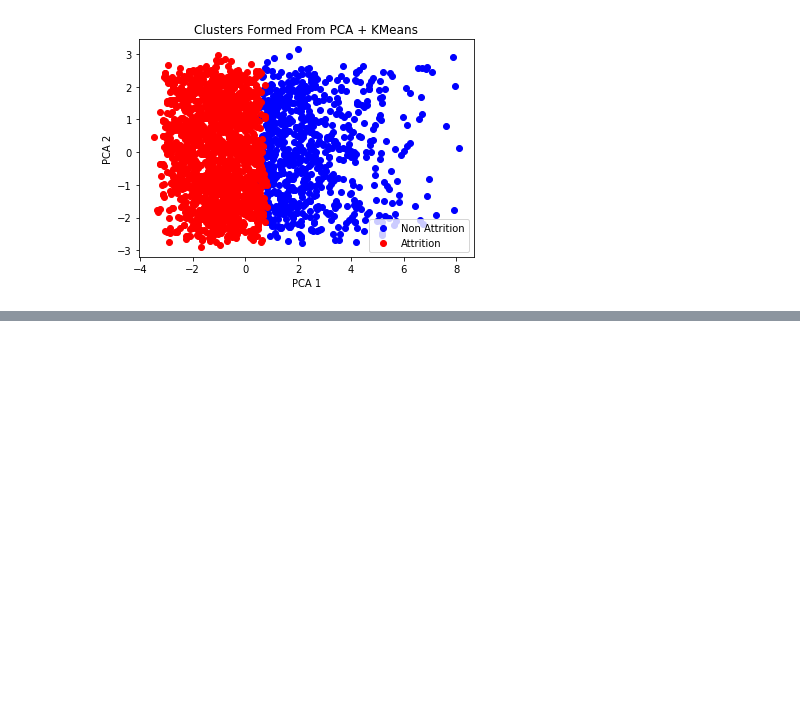
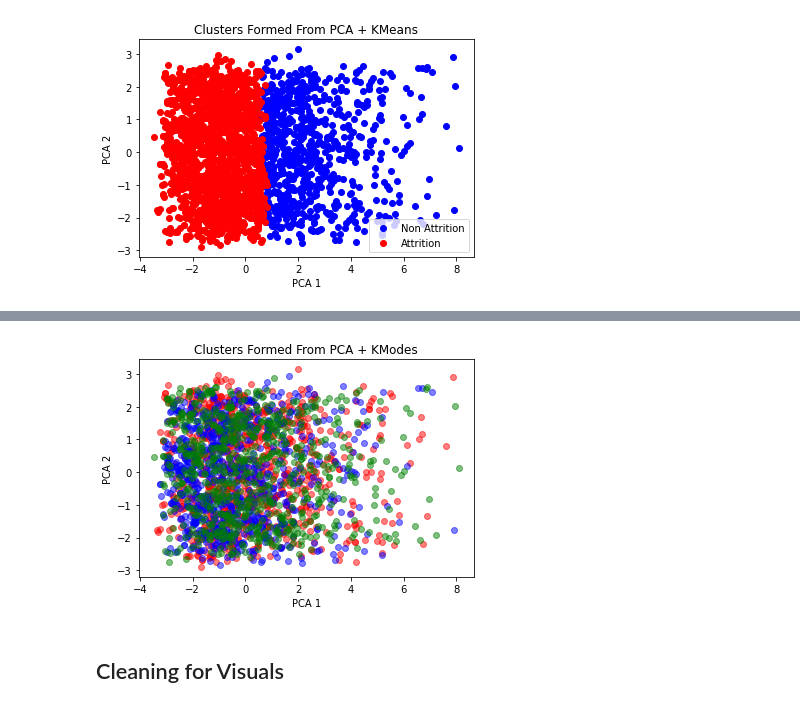
Before and after one commit to afnanrahman/EAFP, a Jupyter notebook: Kevin_Omer_Clustering.ipynb, the cells around one changed output, grey strips where cells are left out. Drawn from its saved outputs; the diff is of its cells as text; code cells hidden in the pictures; blank space fills up the shorter version.

```diff
--- a/Kevin_Omer_Clustering.ipynb
+++ b/Kevin_Omer_Clustering.ipynb
@@ -276,0 +441,5 @@ agglomerative clustering: 0.5205695764024323
+# %%
+# Building the model with 3 clusters
+kmode = KModes(n_clusters=3, init = "random", verbose=1, random_state=42)
+clusters = kmode.fit_predict(trimmed_data_df)
+clusters
@@ -276,0 +453,15 @@ agglomerative clustering: 0.5205695764024323
+# %%
+filtered_0 = PCA_components[clusters==0]
+filtered_1 = PCA_components[clusters==1]
+filtered_2 = PCA_components[clusters==2]
+plt.scatter(filtered_0[0], filtered_0[1], color="red", alpha=0.5)
+plt.scatter(filtered_1[0], filtered_1[1], color="blue", alpha=0.5)
+plt.scatter(filtered_2[0], filtered_2[1], color="green", alpha=0.5)
+plt.title("Clusters Formed From PCA + KModes")
+plt.xlabel('PCA 1')
+plt.ylabel('PCA 2')
+plt.show()
+# %% [output]
+[figure, added]
+# %% [markdown]
+## Cleaning for Visuals
```
Also changed, not shown: parts of 40 cells of this notebook.
